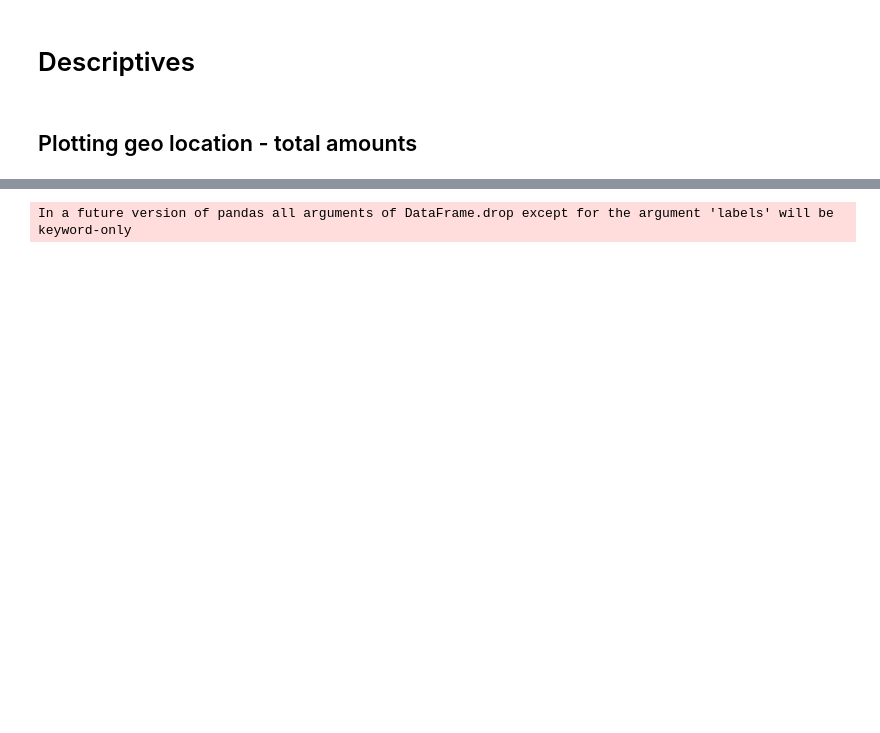
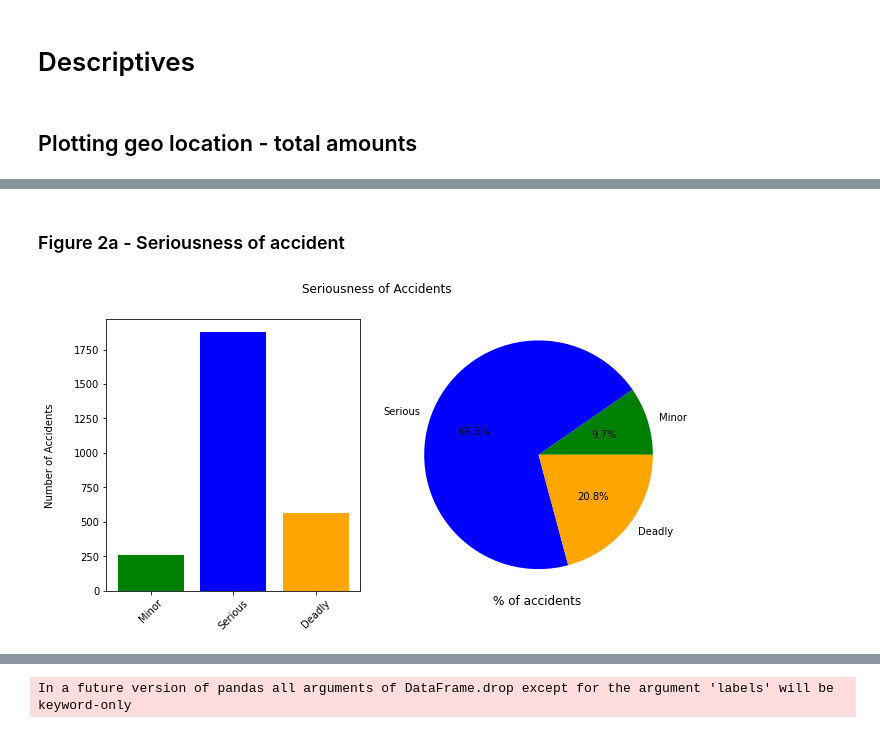
Before and after one commit to MAClaassen/python_course, a Jupyter notebook: AAC_assignments_draft.ipynb, the cells around one changed output, grey strips where cells are left out. Cells and saved outputs as stored; diff of their text form; code cells hidden in the pictures; blank space fills up the shorter version.

```diff
--- a/AAC_assignments_draft.ipynb
+++ b/AAC_assignments_draft.ipynb
@@ -349,0 +331,25 @@ AAC_serious_type
+# %% [markdown]
+### Figure 2a - Seriousness of accident
+# %%
+fig, axs = plt.subplots(1,2,figsize=(10, 5)) # define subplots rows, columns, and size
+
+seriousness_count = melt_serious['Seriousness'].value_counts().sort_index() #sort_index() to get the right order set for this category
+colours = ['green', 'blue', 'orange']
+labels = melt_serious['Seriousness'].cat.categories.tolist()
+
+axs[0].bar(labels, seriousness_count, color = colours) # makebar plot
+
+sizes = seriousness_count
+axs[1].pie(sizes, labels = labels, colors = colours, autopct='%1.1f%%') #make pie plot
+plt.axis('equal')
+plt.xlabel('% of accidents', fontsize=12)
+
+fig.suptitle("Seriousness of Accidents") #common title
+fig.text(0.04, 0.5, 'Number of Accidents', va='center', rotation='vertical') #common y-axis
+
+# rotate axes
+for ax in fig.axes:
+    matplotlib.pyplot.sca(ax)
+    plt.xticks(rotation=45)
+# %% [output]
+[figure, added]
```
Also changed, not shown: parts of 147 cells of this notebook.
